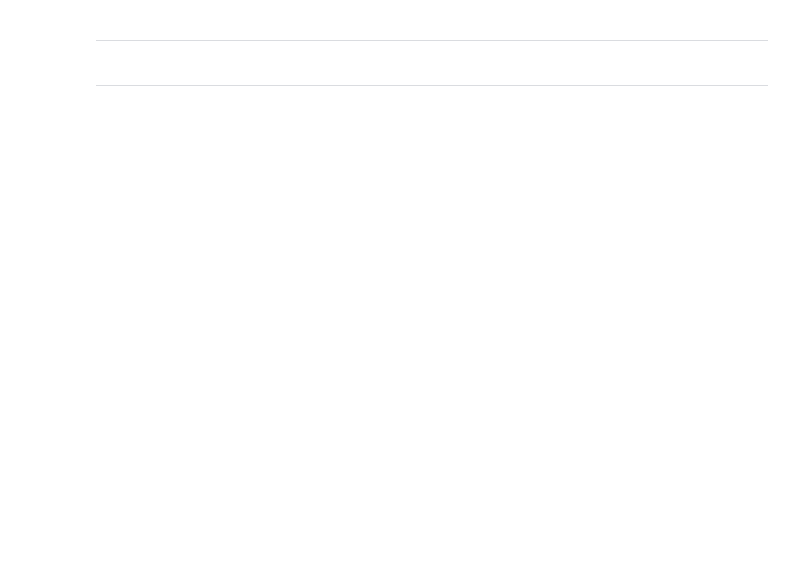
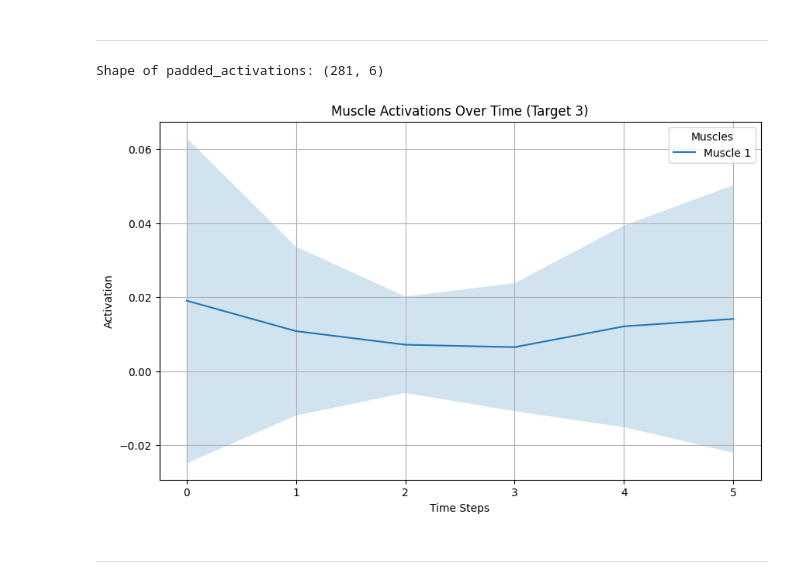
Before and after one commit to MetthewB/NX-492, a Jupyter notebook: script/myoelbow.ipynb, the cells around one changed output. Drawn from its saved outputs; the diff is of its cells as text; code cells hidden in the pictures; blank space fills up the shorter version.

```diff
--- a/script/myoelbow.ipynb
+++ b/script/myoelbow.ipynb
@@ -925,3 +862,62 @@ def plot_muscle_activations(target_results, target_idx):
+# %%
+def plot_muscle_activations(target_results, target_idx=0):
+    """
+    Plot muscle activations over time for a specific target.
+
+    Args:
+        target_results (dict): Dictionary containing results for all targets.
+        target_idx (int): Index of the target to plot.
+    """
+    # Extract muscle activations for the specified target
+    muscle_activations = target_results[target_idx]["muscle_activations"]
+    if not muscle_activations:
+        print(f"No muscle activations data available for target {target_idx}.")
+        return
+
+    # Flatten and pad the muscle activations data
+    padded_activations = pad_deeply_nested_sequences(muscle_activations)
+
+    # Debugging: Check the shape of padded_activations
+    print("Shape of padded_activations:", padded_activations.shape)
+
+    # Compute the mean and standard deviation across epochs
+    mean_activations = np.nanmean(padded_activations, axis=0)
+    std_activations = np.nanstd(padded_activations, axis=0)
+
+    # Ensure mean_activations is 2D (time steps × muscles)
+    if mean_activations.ndim == 1:
+        mean_activations = mean_activations[:, np.newaxis]
+        std_activations = std_activations[:, np.newaxis]
+
+    # Plot muscle activations for each muscle
+    num_muscles = mean_activations.shape[1]
+    time_steps = range(mean_activations.shape[0])  # Use the first dimension for time steps
+
+    fig, ax = plt.subplots(figsize=(10, 6))
+    for muscle_idx in range(num_muscles):
+        ax.plot(
+            time_steps,
+            mean_activations[:, muscle_idx],
+            label=f"Muscle {muscle_idx + 1}"
+        )
+        ax.fill_between(
+            time_steps,
+            mean_activations[:, muscle_idx] - std_activations[:, muscle_idx],
+            mean_activations[:, muscle_idx] + std_activations[:, muscle_idx],
+            alpha=0.2
+        )
+
+    ax.set_title(f"Muscle Activations Over Time (Target {target_idx + 1})")
+    ax.set_xlabel("Time Steps")
+    ax.set_ylabel("Activation")
+    ax.legend(title="Muscles")
+    ax.grid()
+    plt.show()
+
+plot_muscle_activations(target_results, target_idx=2)
+# %% [output]
+Shape of padded_activations: (281, 6)
+[figure, added]
 # %% [markdown]
 ---
 # %%
```
Also changed, not shown: parts of 11 cells of this notebook.
